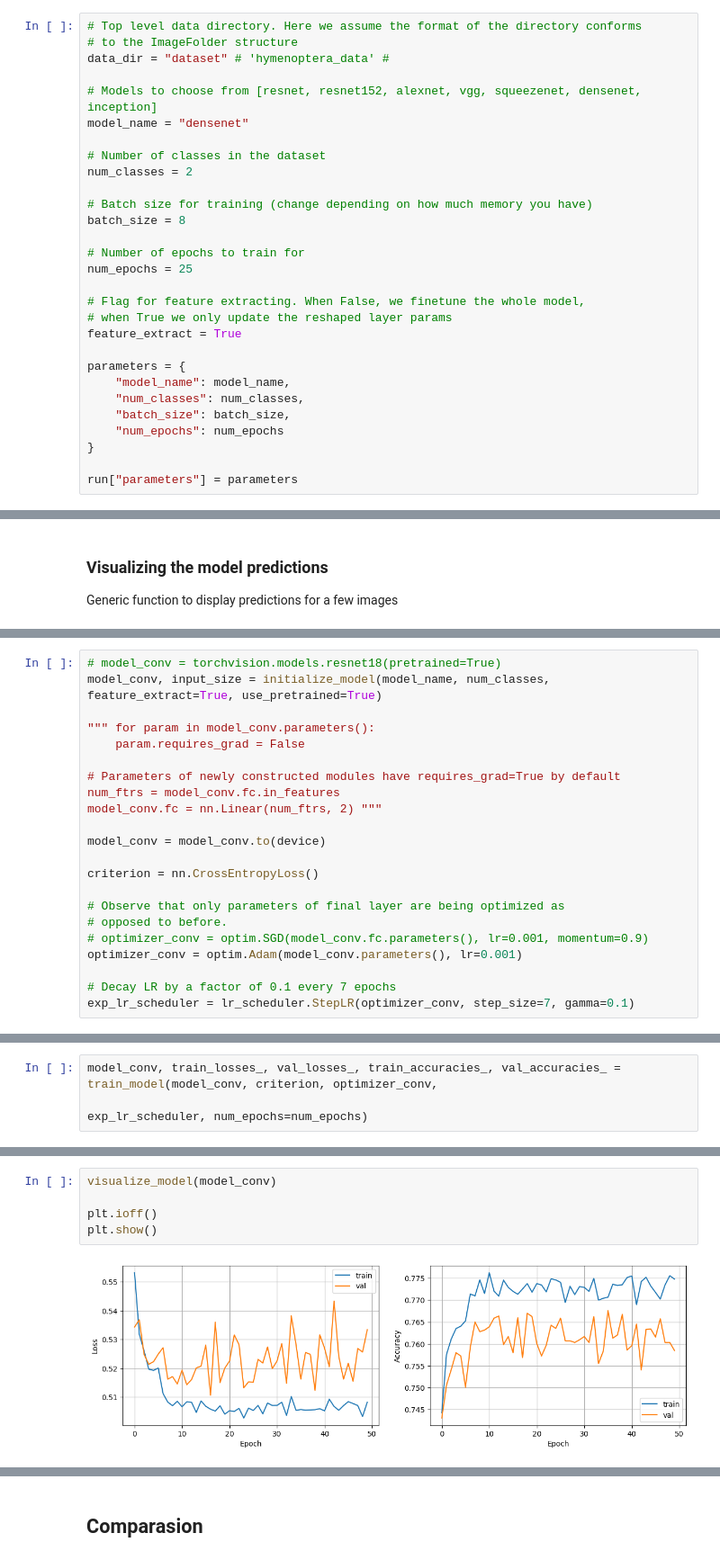
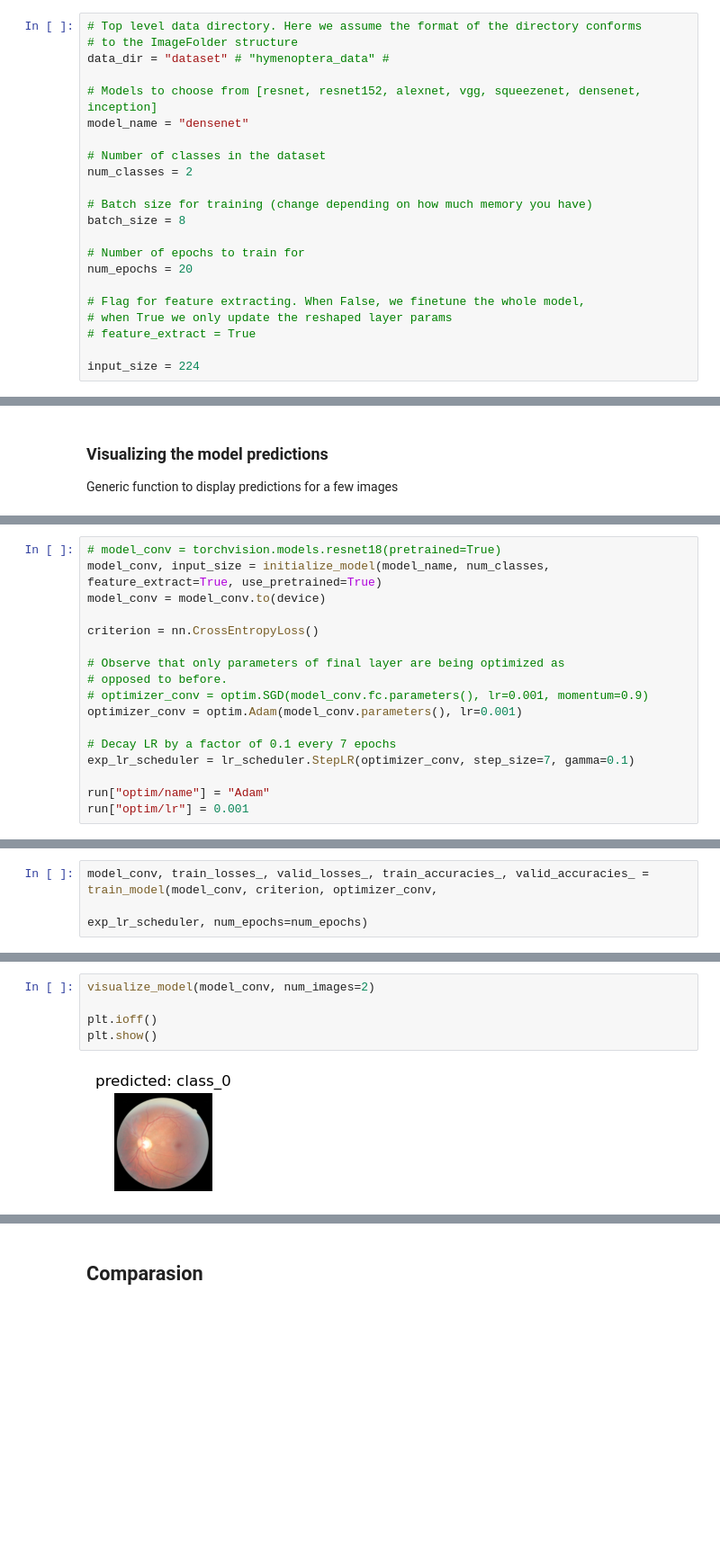
Before and after one commit to win7/GC_DiabeticRetinopathies, a Jupyter notebook: Go_transfer_learning_template.ipynb, the cells around one changed output, grey strips where cells are left out. Shown: that part at 90% size. Saved outputs shown, nothing was run; the diff lists cells and outputs as text; blank space fills up the shorter version.

```diff
--- a/Go_transfer_learning_template.ipynb
+++ b/Go_transfer_learning_template.ipynb
@@ -379,7 +386,7 @@ time: 891 ms (started: 2023-06-29 14:57:26 -05:00)
 # %%
 # Top level data directory. Here we assume the format of the directory conforms
 # to the ImageFolder structure
-data_dir = "dataset" # 'hymenoptera_data' #
+data_dir = "dataset" # "hymenoptera_data" #
 
 # Models to choose from [resnet, resnet152, alexnet, vgg, squeezenet, densenet, inception]
 model_name = "densenet"
@@ -391,18 +398,11 @@ num_classes = 2
 batch_size = 8
 
 # Number of epochs to train for
-num_epochs = 25
+num_epochs = 20
 
 # Flag for feature extracting. When False, we finetune the whole model,
 # when True we only update the reshaped layer params
-feature_extract = True
+# feature_extract = True
 
-parameters = {
-    "model_name": model_name,
-    "num_classes": num_classes,
-    "batch_size": batch_size,
-    "num_epochs": num_epochs
-}
-
-run["parameters"] = parameters
+input_size = 224
 # %% [output]
@@ -775,14 +863,6 @@ You can read more about this in the documentation
 # %%
 # model_conv = torchvision.models.resnet18(pretrained=True)
 model_conv, input_size = initialize_model(model_name, num_classes, feature_extract=True, use_pretrained=True)
-
-""" for param in model_conv.parameters():
-    param.requires_grad = False
-
-# Parameters of newly constructed modules have requires_grad=True by default
-num_ftrs = model_conv.fc.in_features
-model_conv.fc = nn.Linear(num_ftrs, 2) """
-
 model_conv = model_conv.to(device)
 
 criterion = nn.CrossEntropyLoss()
@@ -794,3 +874,6 @@ optimizer_conv = optim.Adam(model_conv.parameters(), lr=0.001)
 
 # Decay LR by a factor of 0.1 every 7 epochs
 exp_lr_scheduler = lr_scheduler.StepLR(optimizer_conv, step_size=7, gamma=0.1)
+
+run["optim/name"] = "Adam"
+run["optim/lr"] = 0.001
@@ -802,5 +887,5 @@ This is expected as gradients don't need to be computed for most of the
 network. However, forward does need to be computed.
 # %%
-model_conv, train_losses_, val_losses_, train_accuracies_, val_accuracies_ = train_model(model_conv, criterion, optimizer_conv,
+model_conv, train_losses_, valid_losses_, train_accuracies_, valid_accuracies_ = train_model(model_conv, criterion, optimizer_conv,
                                                                                          exp_lr_scheduler, num_epochs=num_epochs)
 # %% [output]
@@ -826,7 +914,7 @@ show_results(train_losses_, val_losses_, train_accuracies_, val_accuracies_)
 # %%
-visualize_model(model_conv)
+visualize_model(model_conv, num_images=2)
 
 plt.ioff()
 plt.show()
 # %% [output]
-[figure, old version]
+[figure, new version]
```
Also changed, not shown: parts of 37 cells of this notebook, 3 other files.
